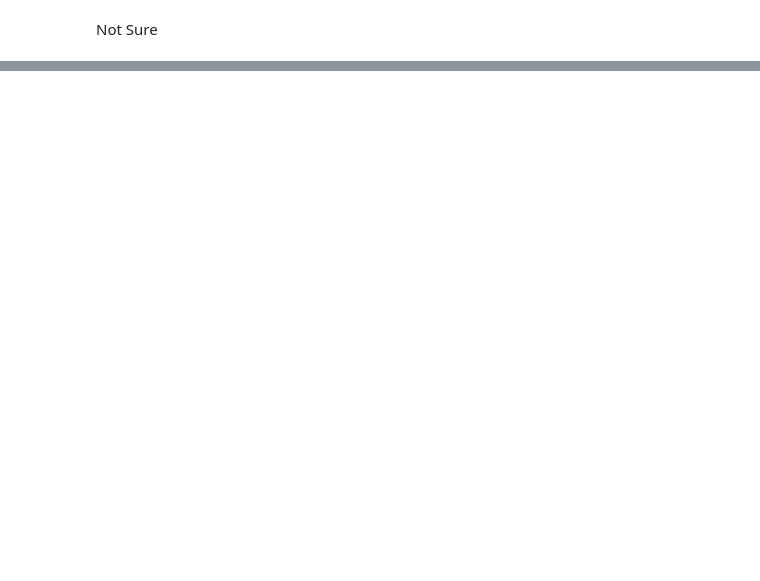
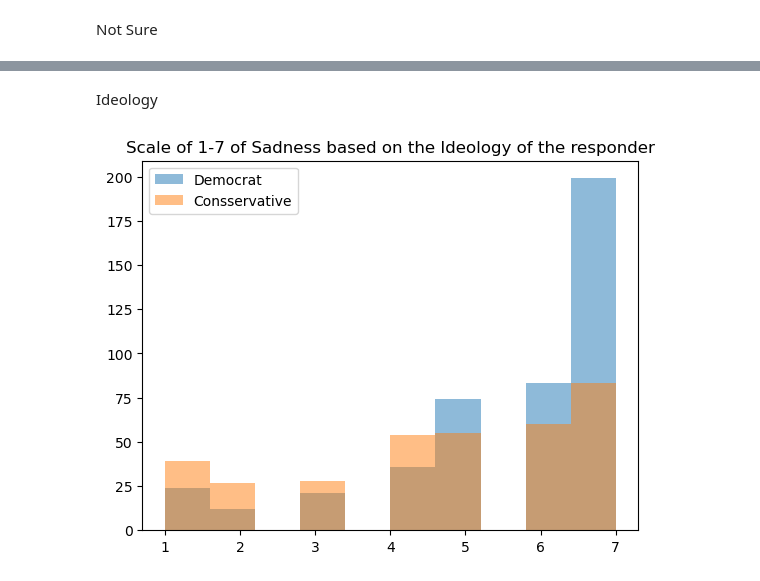
Before and after one commit to wdneff2/steur_research, a Jupyter notebook: research.ipynb, the cells around one changed output, grey strips where cells are left out. Drawn from its saved outputs; the diff is of its cells as text; code cells hidden in the pictures; blank space fills up the shorter version.

```diff
--- a/research.ipynb
+++ b/research.ipynb
@@ -498,0 +513,10 @@ dtype: float64
+# %% [markdown]
+Ideology
+# %%
+plt.hist(df1[df1['ideo5_2020Sep'] == 1][research], alpha=0.5, label='Democrat')
+plt.hist(df1[df1['ideo5_2020Sep'] == 5][research], alpha=0.5, label='Consservative')
+plt.legend(loc='upper left')
+plt.title('Scale of 1-7 of Sadness based on the Ideology of the responder')
+plt.show()
+# %% [output]
+[figure, added]
```
Also changed, not shown: parts of 40 cells of this notebook.
